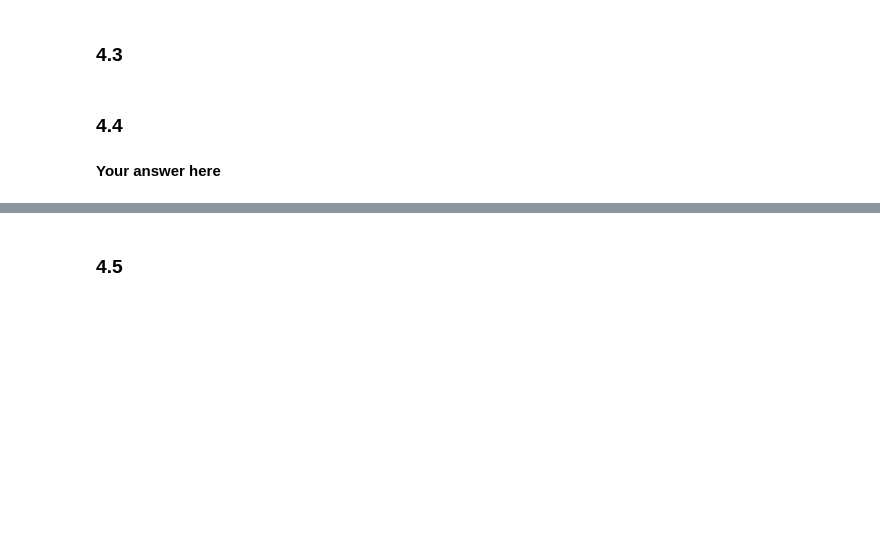
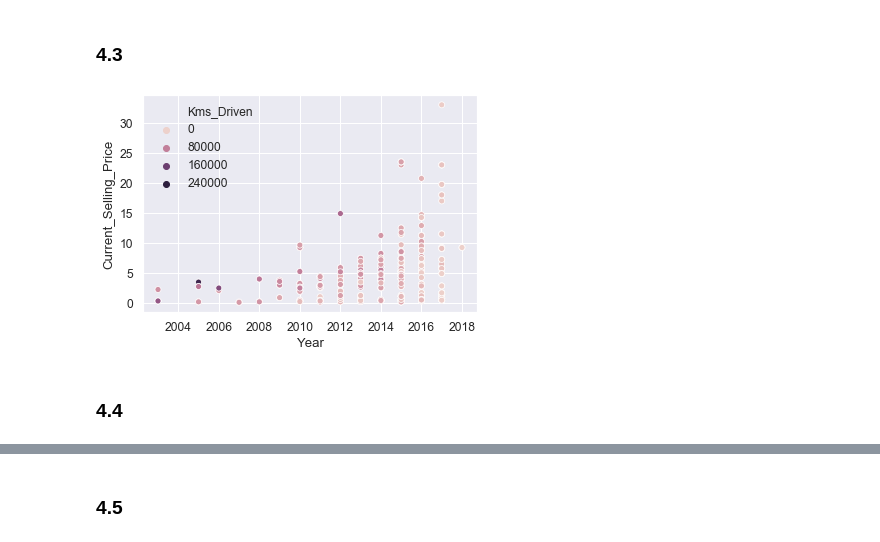
Before and after one commit to Wangsherpa/homework-1, a Jupyter notebook: ai1_c1_homework1_students.ipynb, the cells around one changed output, grey strips where cells are left out. Cells and saved outputs as stored; diff of their text form; code cells hidden in the pictures; blank space fills up the shorter version.

```diff
--- a/ai1_c1_homework1_students.ipynb
+++ b/ai1_c1_homework1_students.ipynb
@@ -655,2 +657,6 @@ sns.heatmap(cars_df.corr(), annot=True);
+# %%
+sns.scatterplot(x='Year', y='Current_Selling_Price', data=cars_df, hue='Kms_Driven');
+# %% [output]
+[figure, added]
 # %% [markdown]
 ### 4.4
@@ -666,2 +662,0 @@ sns.heatmap(cars_df.corr(), annot=True);
-# %% [markdown]
-**Your answer here**
```
Also changed, not shown: parts of 20 cells of this notebook.
